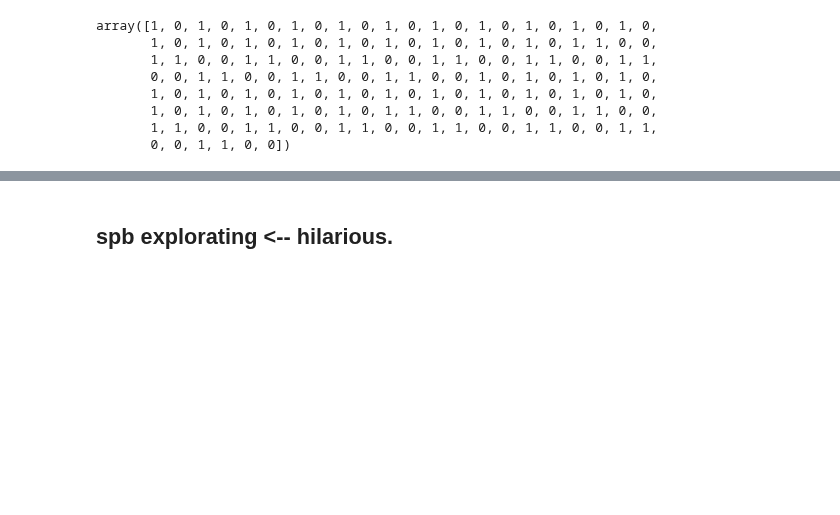
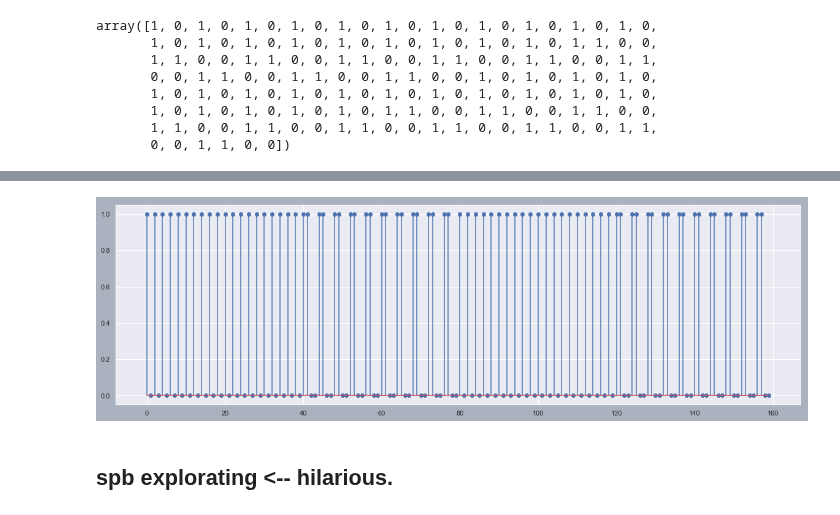
Before and after one commit to tjbergst/data-parsing, a Jupyter notebook: code-parser-translation.ipynb, the cells around one changed output, grey strips where cells are left out. Cells and saved outputs as stored; diff of their text form; code cells hidden in the pictures; blank space fills up the shorter version.

```diff
--- a/code-parser-translation.ipynb
+++ b/code-parser-translation.ipynb
@@ -489,3 +610,7 @@ array([1, 0, 1, 0, 1, 0, 1, 0, 1, 0, 1, 0, 1, 0, 1, 0, 1, 0, 1, 0, 1, 0,
+# %%
+DP.plot_subset(DP.discretized_array, 100, 260)
+# %% [output]
+[figure, added]
 # %% [markdown]
 ## spb explorating <-- hilarious.
 # %% [markdown]
```
Also changed, not shown: parts of 19 cells of this notebook.
